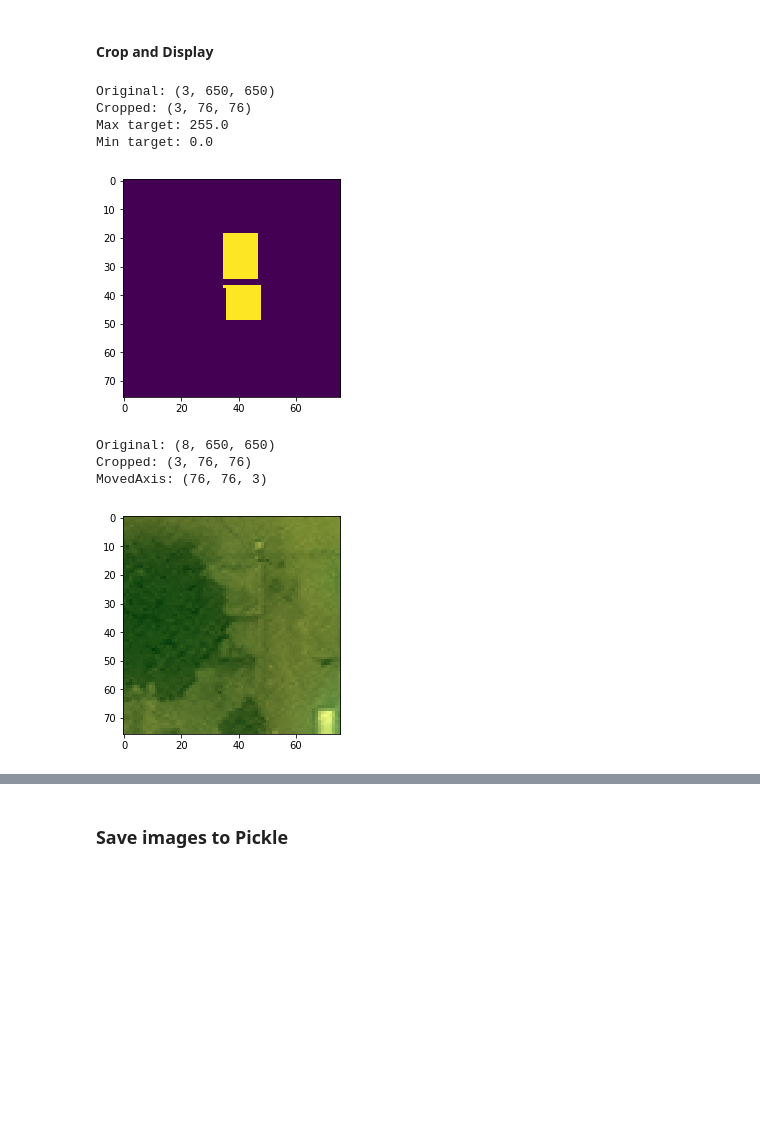
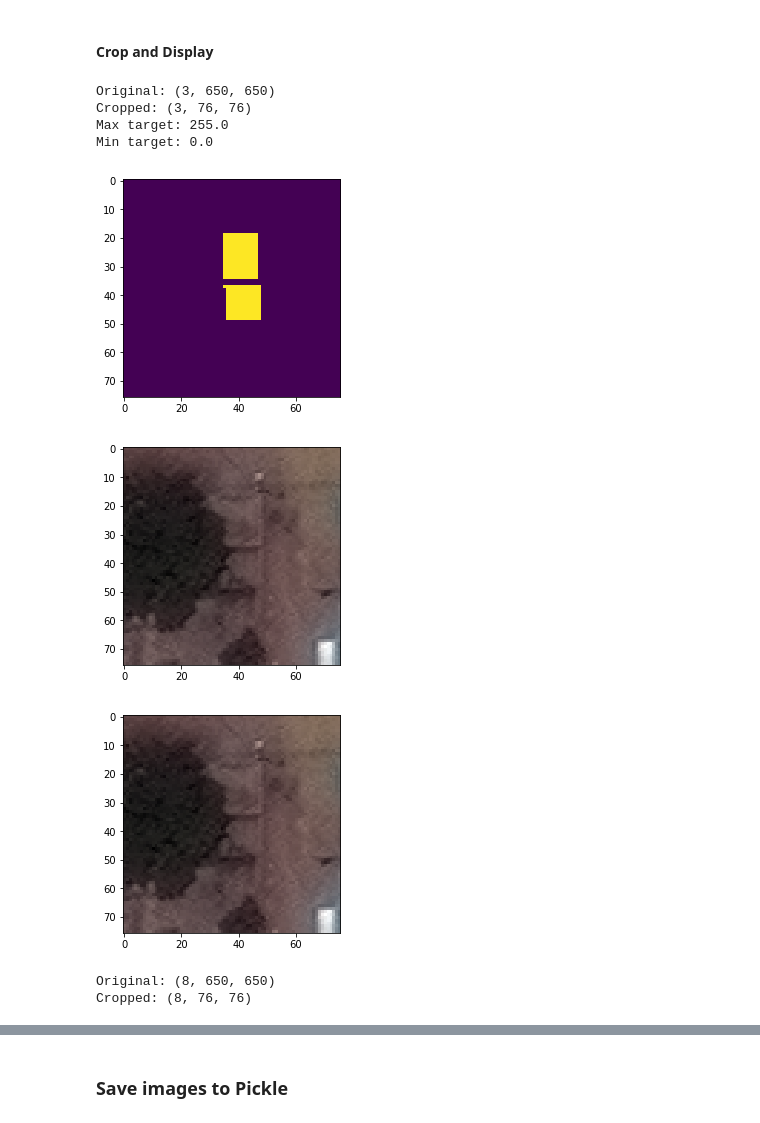
Before and after one commit to leonardoaraujosantos/seg_atrous, a Jupyter notebook: SatImgs.ipynb, the cells around one changed output, grey strips where cells are left out. Drawn from its saved outputs; the diff is of its cells as text; code cells hidden in the pictures; blank space fills up the shorter version.

```diff
--- a/SatImgs.ipynb
+++ b/SatImgs.ipynb
@@ -27,30 +40,41 @@ target_b[:,:,0] ^ target_b[:,:,1]
 # %% [markdown]
 #### Crop and Display
 # %%
-crop_target = utils.crop_img(target,0,0,76,76)
+crop_target = sat_utils.crop_img(target,0,0,76,76)
 print('Original:',target.shape)
 print('Cropped:',crop_target.shape)
 print('Max target:', np.max(target))
 print('Min target:', np.min(target))
 plt.imshow(crop_target[0,:,:])
 plt.show()
 
-crop_input = utils.crop_img(input,0,0,76,76)
-crop_input = utils.get_rgb(crop_input)
+#crop_input = utils.crop_img(input,0,0,76,76)
+#crop_input = utils.get_rgb(input2)
+
+#rgb = utils.get_rgb(input2, channelsFirst=False)
+#rgb = np.dstack((input2[:, :, 4], input2[:, :, 2], input2[:, :, 1]))
+
+crop_input2 = sat_utils.crop_img(input2,0,0,76,76, channelsFirst=False)
+rgb2 = sat_utils.get_rgb(crop_input2, channelsFirst=False)
+rgb_norm2 = sat_utils.img_minmax_norm(rgb2, channelsFirst=False)
+plt.imshow( rgb_norm2 )
+plt.show()
+
+crop_input1 = sat_utils.crop_img(input,0,0,76,76, channelsFirst=True)
+rgb1 = sat_utils.get_rgb(crop_input1, channelsFirst=True)
+rgb_norm1 = sat_utils.img_minmax_norm(rgb1, channelsFirst=True)
+rgb_norm1 = np.moveaxis(rgb_norm1, 0, 2)
+plt.imshow( rgb_norm1 )
+plt.show()
 print('Original:',input.shape)
-print('Cropped:',crop_input.shape)
-crop_input = np.moveaxis(crop_input, 0, 2)
-print('MovedAxis:',crop_input.shape)
-rgb_norm = utils.img_minmax_norm(crop_input[:,:,0:3])
-plt.imshow( rgb_norm )
-plt.show()
+print('Cropped:',crop_input1.shape)
 # %% [output]
 Original: (3, 650, 650)
 Cropped: (3, 76, 76)
 Max target: 255.0
 Min target: 0.0
 [figure]
+[figure, new version]
+[figure, added]
 Original: (8, 650, 650)
-Cropped: (3, 76, 76)
-MovedAxis: (76, 76, 3)
+Cropped: (8, 76, 76)
-[figure, old version]
```
Also changed, not shown: parts of 10 cells of this notebook, 3 other files.
